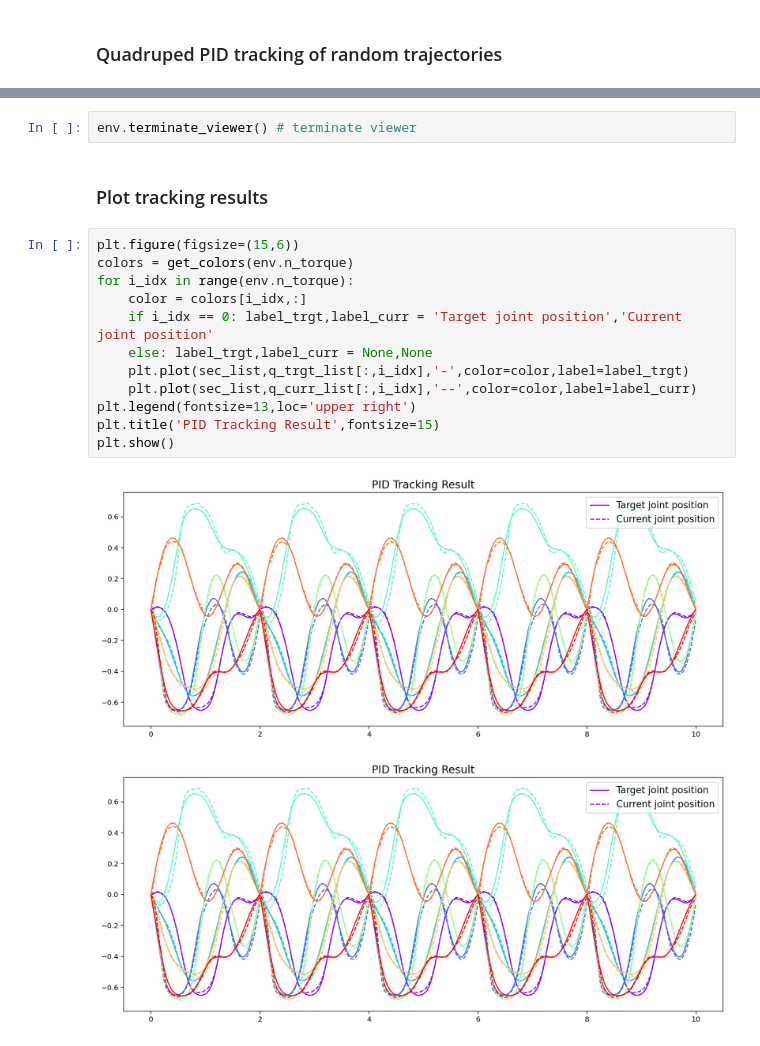
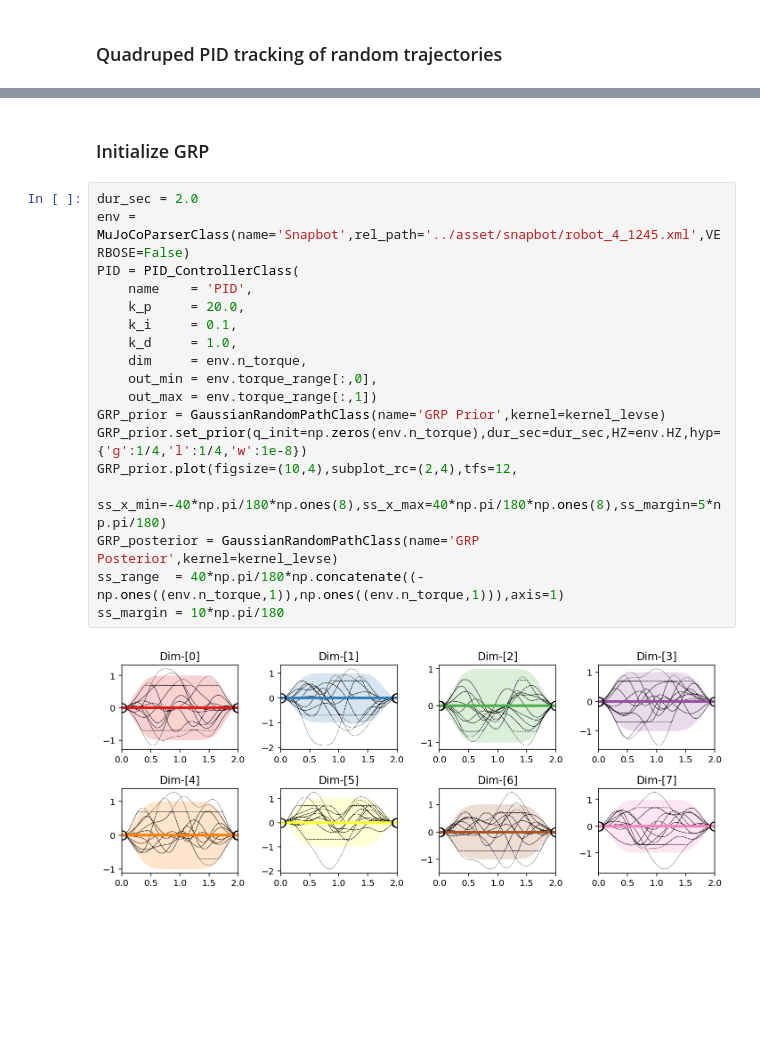
Before and after one commit to sjchoi86/simple-mujoco-usage, a Jupyter notebook: code/demo_quadruped_03_grp_pid.ipynb, the cells around one changed output, grey strips where cells are left out. Saved outputs shown, nothing was run; the diff lists cells and outputs as text; blank space fills up the shorter version.

```diff
--- a/code/demo_quadruped_03_grp_pid.ipynb
+++ b/code/demo_quadruped_03_grp_pid.ipynb
@@ -151,19 +16,22 @@ Done.
-# %%
-env.terminate_viewer() # terminate viewer
-# %% [markdown]
-### Plot tracking results
-# %%
-plt.figure(figsize=(15,6))
-colors = get_colors(env.n_torque)
-for i_idx in range(env.n_torque):
-    color = colors[i_idx,:]
-    if i_idx == 0: label_trgt,label_curr = 'Target joint position','Current joint position'
-    else: label_trgt,label_curr = None,None
-    plt.plot(sec_list,q_trgt_list[:,i_idx],'-',color=color,label=label_trgt)
-    plt.plot(sec_list,q_curr_list[:,i_idx],'--',color=color,label=label_curr)
-plt.legend(fontsize=13,loc='upper right')
-plt.title('PID Tracking Result',fontsize=15)
-plt.show()
-# %% [output]
-[figure, removed]
-[figure, removed]
+# %% [markdown]
+### Initialize GRP
+# %%
+dur_sec = 2.0
+env = MuJoCoParserClass(name='Snapbot',rel_path='../asset/snapbot/robot_4_1245.xml',VERBOSE=False)
+PID = PID_ControllerClass(
+    name    = 'PID',
+    k_p     = 20.0,
+    k_i     = 0.1,
+    k_d     = 1.0,
+    dim     = env.n_torque,
+    out_min = env.torque_range[:,0],
+    out_max = env.torque_range[:,1])
+GRP_prior = GaussianRandomPathClass(name='GRP Prior',kernel=kernel_levse)
+GRP_prior.set_prior(q_init=np.zeros(env.n_torque),dur_sec=dur_sec,HZ=env.HZ,hyp={'g':1/4,'l':1/4,'w':1e-8})
+GRP_prior.plot(figsize=(10,4),subplot_rc=(2,4),tfs=12,
+               ss_x_min=-40*np.pi/180*np.ones(8),ss_x_max=40*np.pi/180*np.ones(8),ss_margin=5*np.pi/180)
+GRP_posterior = GaussianRandomPathClass(name='GRP Posterior',kernel=kernel_levse)
+ss_range  = 40*np.pi/180*np.concatenate((-np.ones((env.n_torque,1)),np.ones((env.n_torque,1))),axis=1)
+ss_margin = 10*np.pi/180
+# %% [output]
+[figure, added]
```
Also changed, not shown: parts of 14 cells of this notebook, 8 other files.
